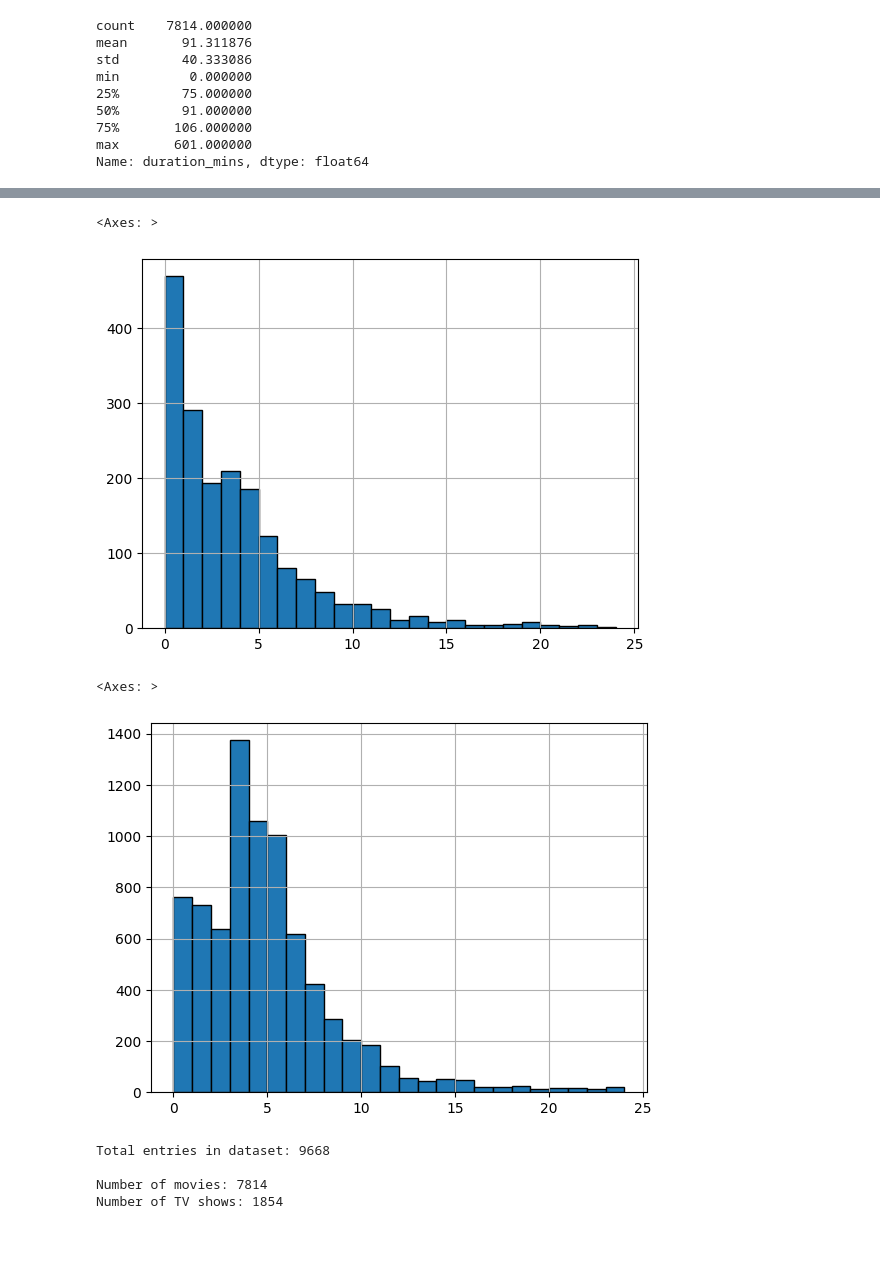
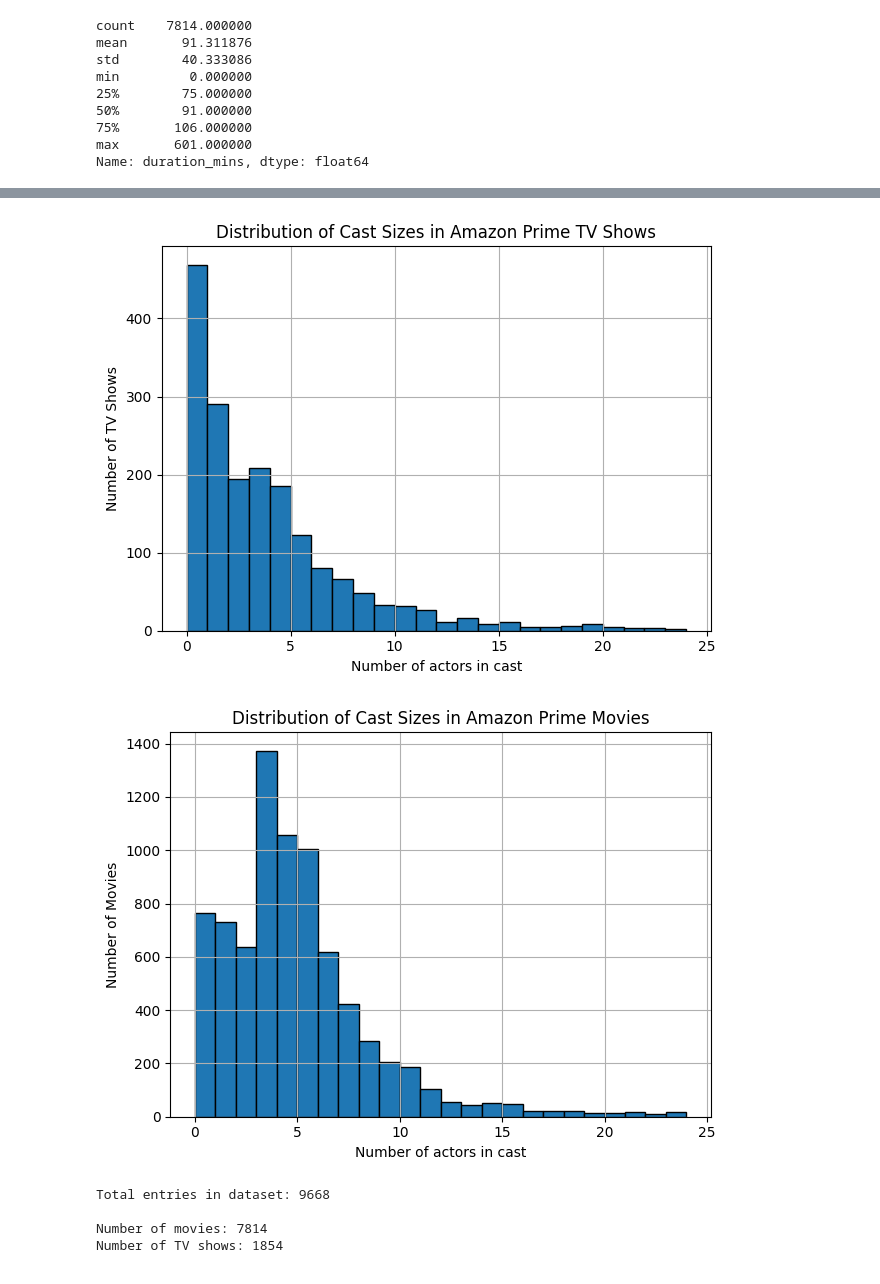
Before and after one commit to JediJoni/streaming_analysis, a Jupyter notebook: amazon_prime_analysis.ipynb, the cells around one changed output, grey strips where cells are left out. Cells and saved outputs as stored; diff of their text form; code cells hidden in the pictures; blank space fills up the shorter version.

```diff
--- a/amazon_prime_analysis.ipynb
+++ b/amazon_prime_analysis.ipynb
@@ -88,10 +84,34 @@ def clean_amazon_df(df_raw):
     # now columns are like 'show_id', 'type', 'title', 'director', ...
 
     # Split multi-value string columns into lists
-    for col in ["cast", "country", "listed_in"]:
+    for col in ["cast", "country"]:             #, "listed_in"]:
         df[col] = df[col].fillna("").apply(
             lambda s: [x.strip() for x in s.split(",")] if s else []
         )
+
+    ### Special splitting for 'listed_in', protecting "Arts, Entertainment, and Culture" as a single & outlying genre
+    SPECIAL_GENRE = "Arts, Entertainment, and Culture"
+    PLACEHOLDER = "__ARTS_ENTERTAINMENT_AND_CULTURE__"
+
+    def split_listed_in(s):
+        if not isinstance(s, str) or not s.strip():
+            return []
+
+        # protect the composite genre by removing its commas temporarily
+        s_protected = s.replace(SPECIAL_GENRE, PLACEHOLDER)
+
+        # normal split on commas
+        parts = [p.strip() for p in s_protected.split(",") if p.strip()]
+
+        # restore the original name
+        cleaned = [
+            p.replace(PLACEHOLDER, SPECIAL_GENRE)
+            for p in parts
+        ]
+        return cleaned
+
+    df["listed_in"] = df["listed_in"].apply(split_listed_in)
+    ###
 
     # Extract duration as numeric (for movies) or number of seasons/episodes (for TV shows)
     def parse_minutes(x):
@@ -212,15 +263,23 @@ plt.show()
 # %%
 test_tv_shows_df["cast_count"] = test_tv_shows_df["cast"].apply(len)
 test_tv_shows_df["cast_count"].hist(bins=range(0, 25), edgecolor='black')
+plt.xlabel("Number of actors in cast")
+plt.ylabel("Number of TV Shows")
+plt.title("Distribution of Cast Sizes in Amazon Prime TV Shows")
+plt.tight_layout()
+plt.show()
 # %% [output]
-<Axes: >
-[figure, old version]
+[figure, new version]
 # %%
 test_movies_df["cast_count"] = test_movies_df["cast"].apply(len)
 test_movies_df["cast_count"].hist(bins=range(0, 25), edgecolor='black')
+plt.xlabel("Number of actors in cast")
+plt.ylabel("Number of Movies")
+plt.title("Distribution of Cast Sizes in Amazon Prime Movies")
+plt.tight_layout()
+plt.show()
 # %% [output]
-<Axes: >
-[figure, old version]
+[figure, new version]
 # %%
 movies = amazon_df.type == 'Movie'
 tv_shows = amazon_df.type == 'TV Show'
```
Also changed, not shown: parts of 12 cells of this notebook, 1 other file.
